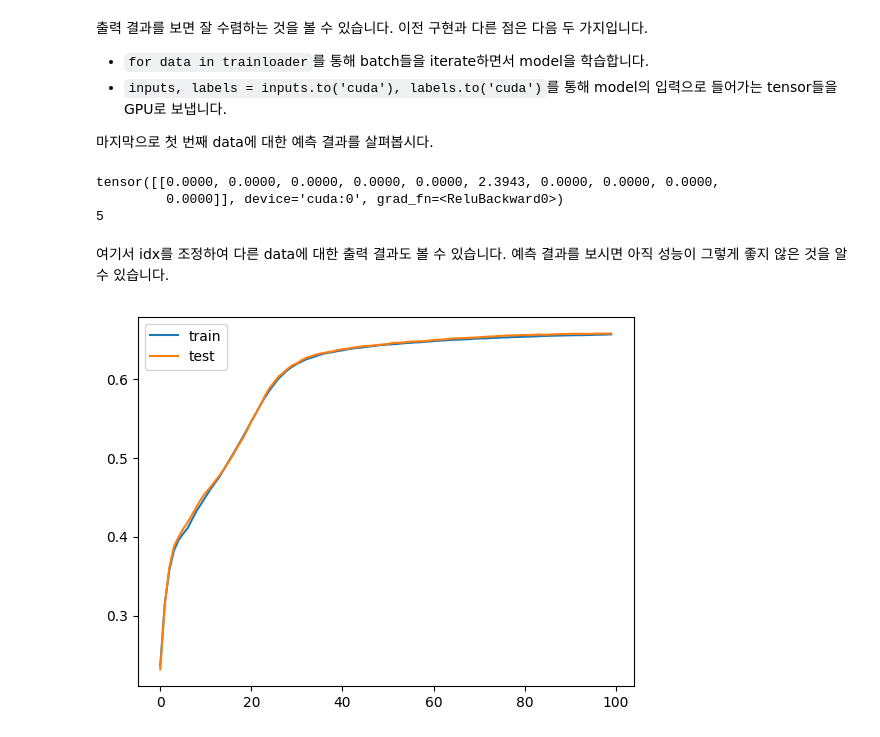
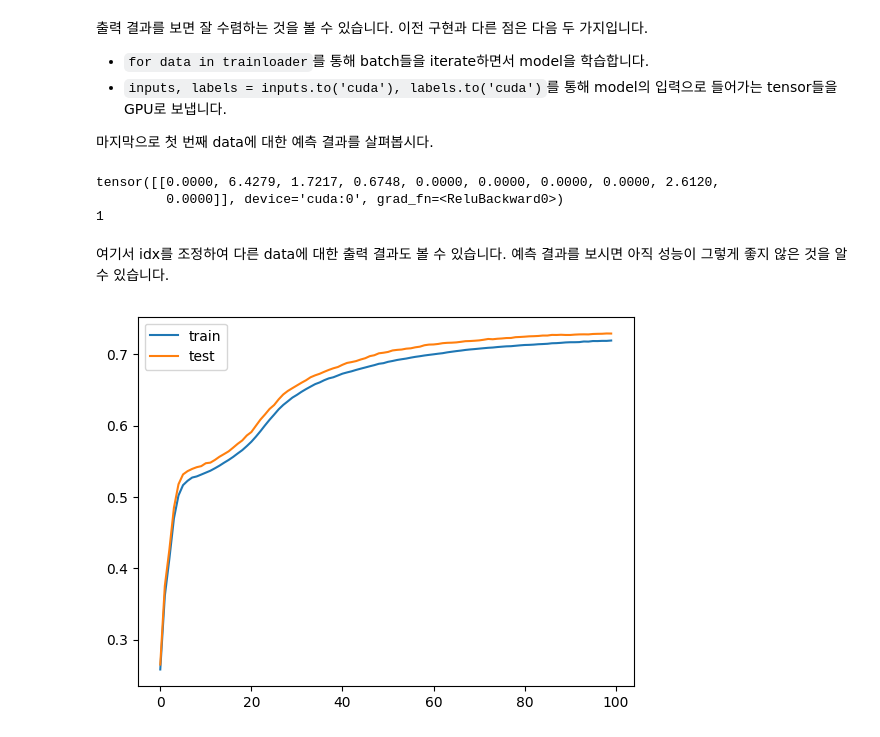
Before and after one commit to adunStudio/hanghae99_plusAI_2, a Jupyter notebook: 1주차/1_3_MNIST.ipynb, the cells around one changed output. Drawn from its saved outputs; the diff is of its cells as text; code cells hidden in the pictures.

```diff
--- a/1주차/1_3_MNIST.ipynb
+++ b/1주차/1_3_MNIST.ipynb
@@ -160,9 +160,12 @@ MNIST 부터는 모델과 data가 커지면서 훨씬 많은 행렬 연산이
 
 다음은 model을 MNIST에 학습하는 코드입니다.
 # %%
+import time
+
 num_epochs = 100
 
 for epoch in range(num_epochs):
+  start_time = time.time()  # 에포크 시작 시간 기록
   total_loss = 0.
   model.train()  # 학습 모드
 
@@ -178,6 +181,9 @@ for epoch in range(num_epochs):
 
     total_loss += loss.item()
 
+  end_time = time.time()
+  epoch_time = end_time - start_time  # 에포크 실행 시간 계산
+
   model.eval()  # 평가 모드
   with torch.no_grad():
     train_acc = accuracy(model, train_loader)  # 학습 데이터 정확도
@@ -185,5 +191,10 @@ for epoch in range(num_epochs):
 
   train_accuracies.append(train_acc)
   test_accuracies.append(test_acc)
-  print(f"Epoch {epoch:3d} | Loss: {total_loss}")
+
+  print(f"Epoch {epoch+1:3d} |"
+        f" Time: {epoch_time:.2f} seconds |"
+        f" Loss: {total_loss:.2f} |"
+        f" Train Acc: {train_acc:.3f} |"
+        f" Test Acc: {test_acc:.3f}")
 # %% [output]
@@ -212,7 +223,7 @@ Epoch  99 | Loss: 230.70873177051544
 
 마지막으로 첫 번째 data에 대한 예측 결과를 살펴봅시다.
 # %%
-idx = 0
+idx = 3
 
 x = train_set[idx][0][None]  # (1, 1, 28, 28)
 x = x.to('cuda')
@@ -220,23 +231,23 @@ x = x.to('cuda')
 print(model(x))
 print(train_set[idx][1])
 # %% [output]
-tensor([[0.0000, 0.0000, 0.0000, 0.0000, 0.0000, 2.3943, 0.0000, 0.0000, 0.0000,
+tensor([[0.0000, 6.4279, 1.7217, 0.6748, 0.0000, 0.0000, 0.0000, 0.0000, 2.6120,
          0.0000]], device='cuda:0', grad_fn=<ReluBackward0>)
-5
+1
 # %% [markdown]
 여기서 idx를 조정하여 다른 data에 대한 출력 결과도 볼 수 있습니다.
 예측 결과를 보시면 아직 성능이 그렇게 좋지 않은 것을 알 수 있습니다.
 # %%
 import numpy as np
 
-def plot_acc(train_accs, test_accs, label1='train', label2='test'):
-  x = np.arange(len(train_accs))
+def plot_acc(train_accuracies, test_accuracies, label1='train', label2='test'):
+  x = np.arange(len(train_accuracies))
 
-  plt.plot(x, train_accs, label=label1)
-  plt.plot(x, test_accs, label=label2)
+  plt.plot(x, train_accuracies, label=label1)
+  plt.plot(x, test_accuracies, label=label2)
   plt.legend()
   plt.show()
 
 plot_acc(train_accuracies, test_accuracies)
 # %% [output]
-[figure, old version]
+[figure, new version]
```
Also changed, not shown: parts of 1 cell of this notebook.
